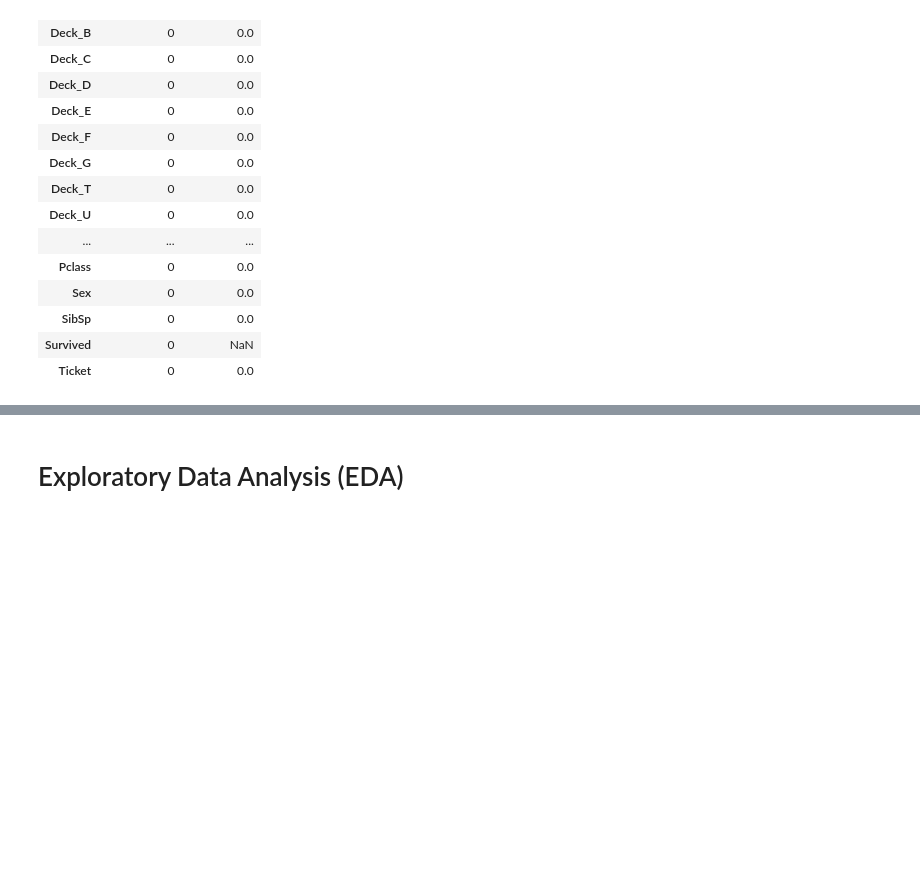
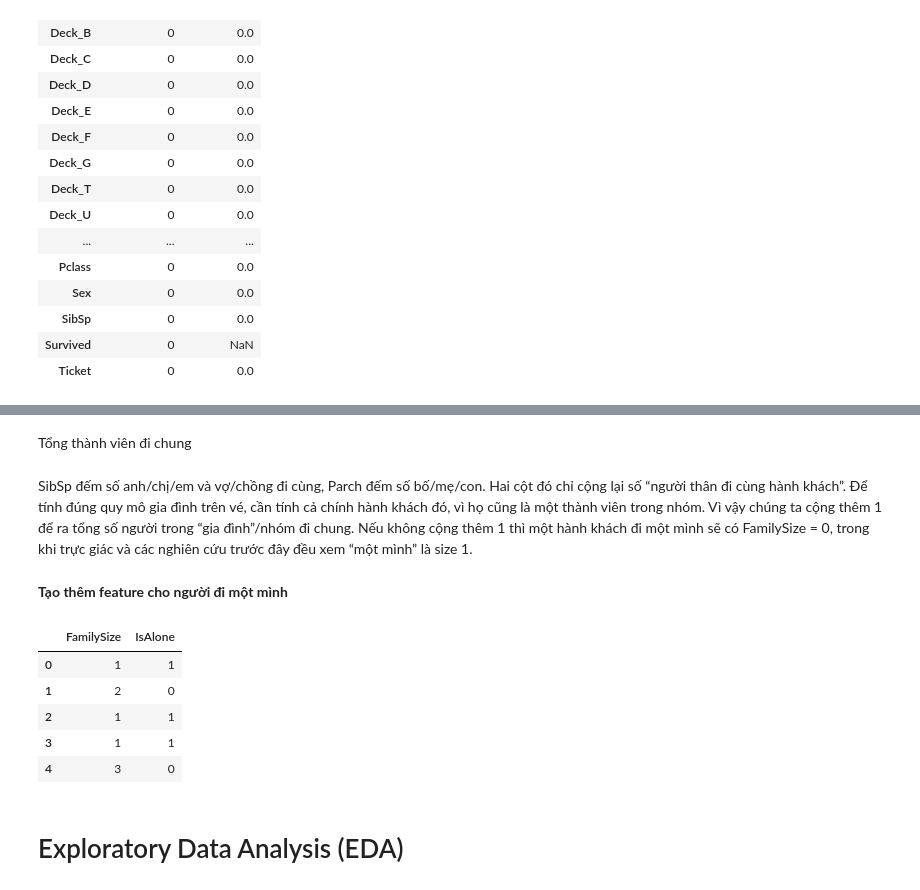
Before and after one commit to Phtzone/SGU25_KPDL_Group, a Jupyter notebook: Challange 1/titanic/titanic.ipynb, the cells around one changed output, grey strips where cells are left out. Drawn from its saved outputs; the diff is of its cells as text; code cells hidden in the pictures; blank space fills up the shorter version.

```diff
--- a/Challange 1/titanic/titanic.ipynb
+++ b/Challange 1/titanic/titanic.ipynb
@@ -272,0 +338,7 @@ missing_summary
+# %%
+title_cols = pd.get_dummies(train_df['Title'], prefix='Title')
+train_df = pd.concat([train_df.drop(columns='Title'), title_cols], axis=1)
+
+test_title_cols = pd.get_dummies(test_df['Title'], prefix='Title') \
+                    .reindex(columns=title_cols.columns, fill_value=0)
+test_df = pd.concat([test_df.drop(columns='Title'), test_title_cols], axis=1)
@@ -272,0 +369,2 @@ missing_summary
+# %%
+df.drop(columns='Name', inplace=True)
@@ -273,3 +373,23 @@ missing_summary
+# %% [markdown]
+Tổng thành viên đi chung
+# %% [markdown]
+SibSp đếm số anh/chị/em và vợ/chồng đi cùng, Parch đếm số bố/mẹ/con. Hai cột đó chỉ cộng lại số “người thân đi cùng hành khách”. Để tính đúng quy mô gia đình trên vé, cần tính cả chính hành khách đó, vì họ cũng là một thành viên trong nhóm. Vì vậy chúng ta cộng thêm 1 để ra tổng số người trong “gia đình”/nhóm đi chung. Nếu không cộng thêm 1 thì một hành khách đi một mình sẽ có FamilySize = 0, trong khi trực giác và các nghiên cứu trước đây đều xem “một mình” là size 1.
+# %%
+for df in (train_df, test_df):
+    df['FamilySize'] = df['SibSp'] + df['Parch'] + 1
+# %% [markdown]
+**Tạo thêm feature cho người đi một mình**
+# %%
+df['IsAlone'] = (df['FamilySize'] == 1).astype(int)
+# %%
+df[['FamilySize', 'IsAlone']].head()
+# %% [output]
+|  | FamilySize | IsAlone |
+| 0 | 1 | 1 |
+| 1 | 2 | 0 |
+| 2 | 1 | 1 |
+| 3 | 1 | 1 |
+| 4 | 3 | 0 |
 # %% [markdown]
 # Exploratory Data Analysis (EDA)
 # %% [markdown]
```
Also changed, not shown: parts of 12 cells of this notebook.
